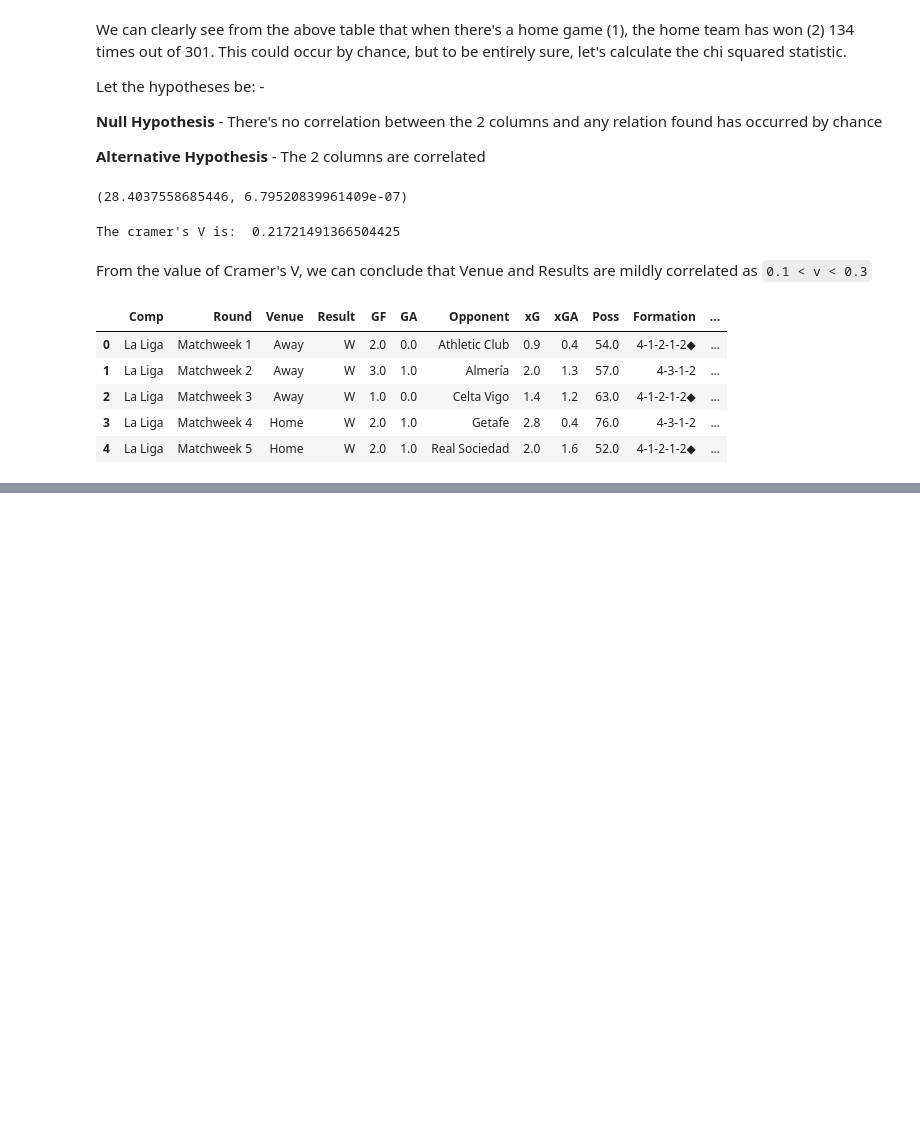
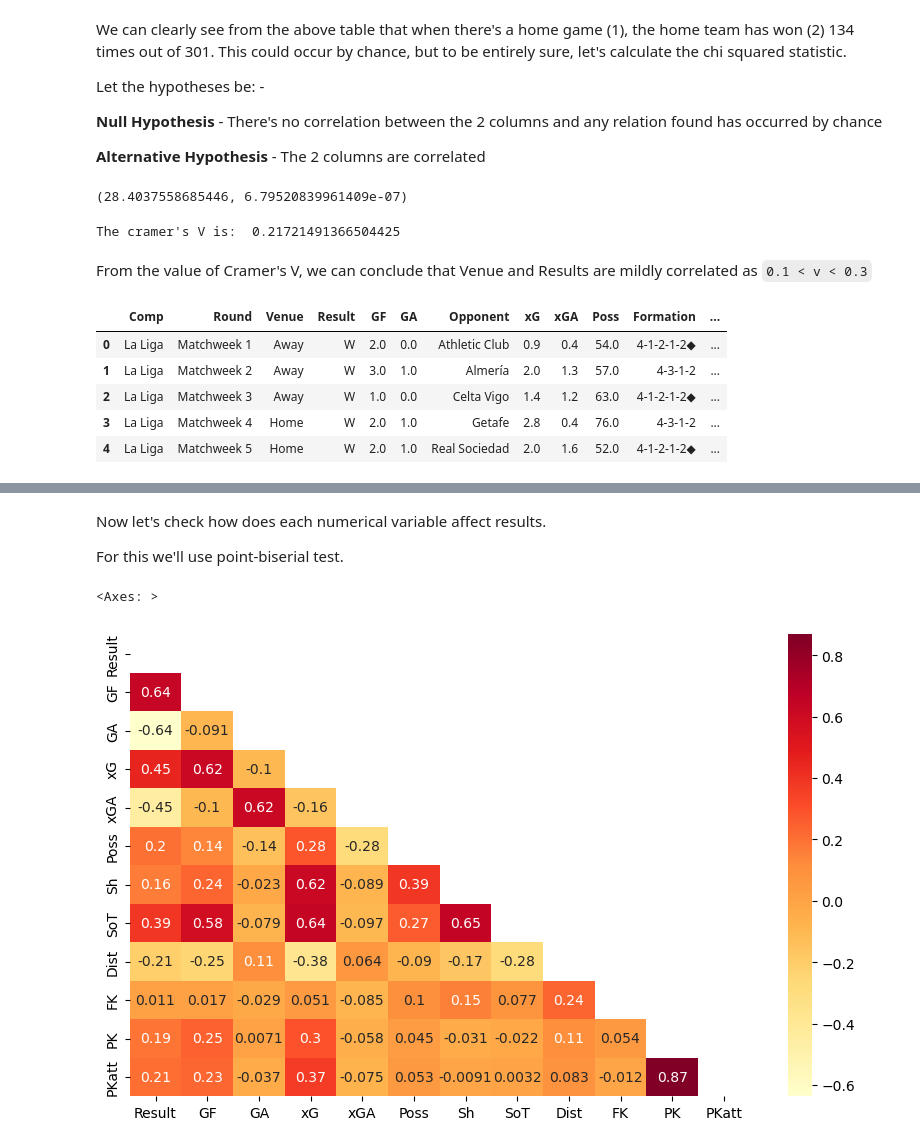
Before and after one commit to manasbagul/Football-La-Liga-2023-24-analysis, a Jupyter notebook: Codes/analysis.ipynb, the cells around one changed output, grey strips where cells are left out. Saved outputs shown, nothing was run; the diff lists cells and outputs as text; code cells hidden in the pictures; blank space fills up the shorter version.

```diff
--- a/Codes/analysis.ipynb
+++ b/Codes/analysis.ipynb
@@ -217,0 +242,4 @@ df_updated.head()
+# %%
+df_win_loss = df_updated[df_updated["Result"].isin(["W", "L"])].copy()
+
+df_win_loss["Result"].value_counts()
@@ -217,0 +251,4 @@ df_updated.head()
+# %%
+df_win_loss["Result"].replace({"W": 1, "L": 0}, inplace=True)
+
+df_win_loss["Result"].value_counts()
@@ -217,0 +260,6 @@ df_updated.head()
+# %%
+df_numeric = pd.DataFrame()
+
+for col in df_win_loss.columns:
+    if df_win_loss[col].dtype in ["float64", "int64"]:
+        df_numeric[col] = df_win_loss[col]
@@ -217,0 +275,10 @@ df_updated.head()
+# %% [markdown]
+Now let's check how does each numerical variable affect results.
+
+For this we'll use point-biserial test.
+# %%
+plt.figure(figsize=(10, 6))
+sns.heatmap(df_numeric.corr(), annot=True, mask=np.triu(np.ones_like(df_numeric.corr())), cmap="YlOrRd")
+# %% [output]
+<Axes: >
+[figure, added]
```
Also changed, not shown: parts of 6 cells of this notebook.
